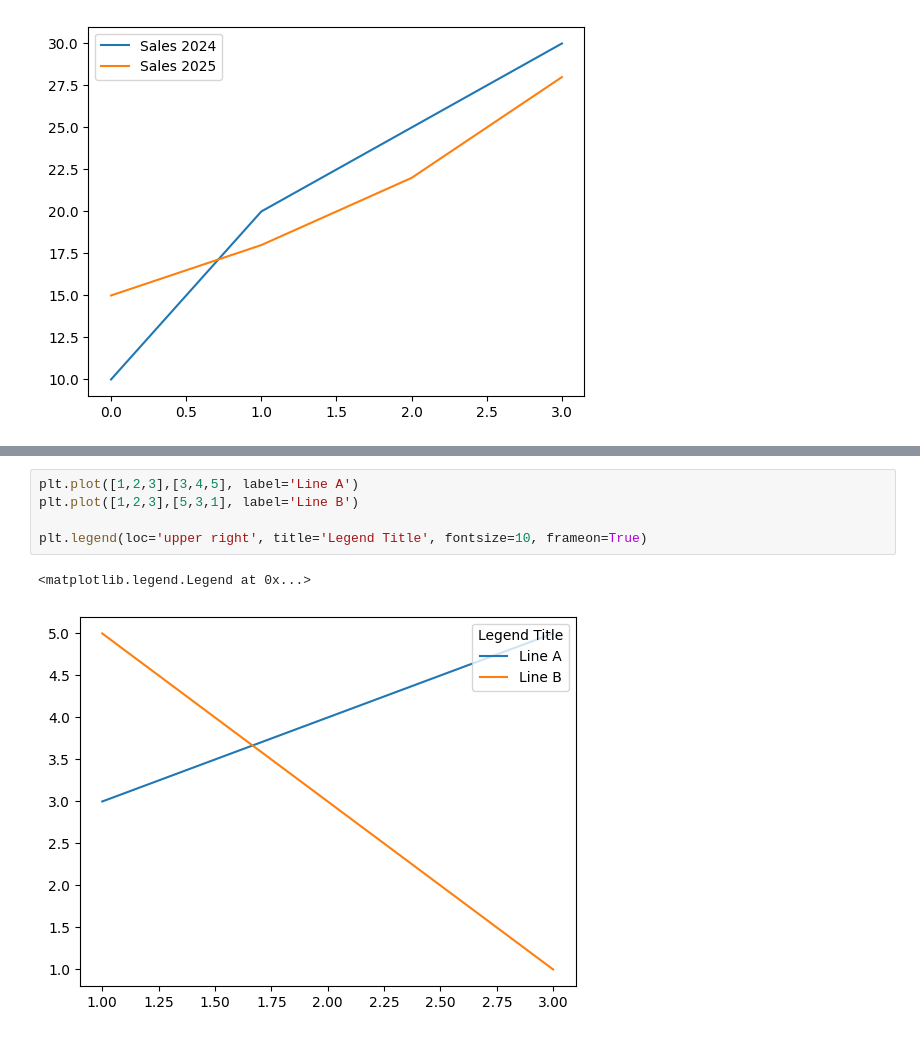
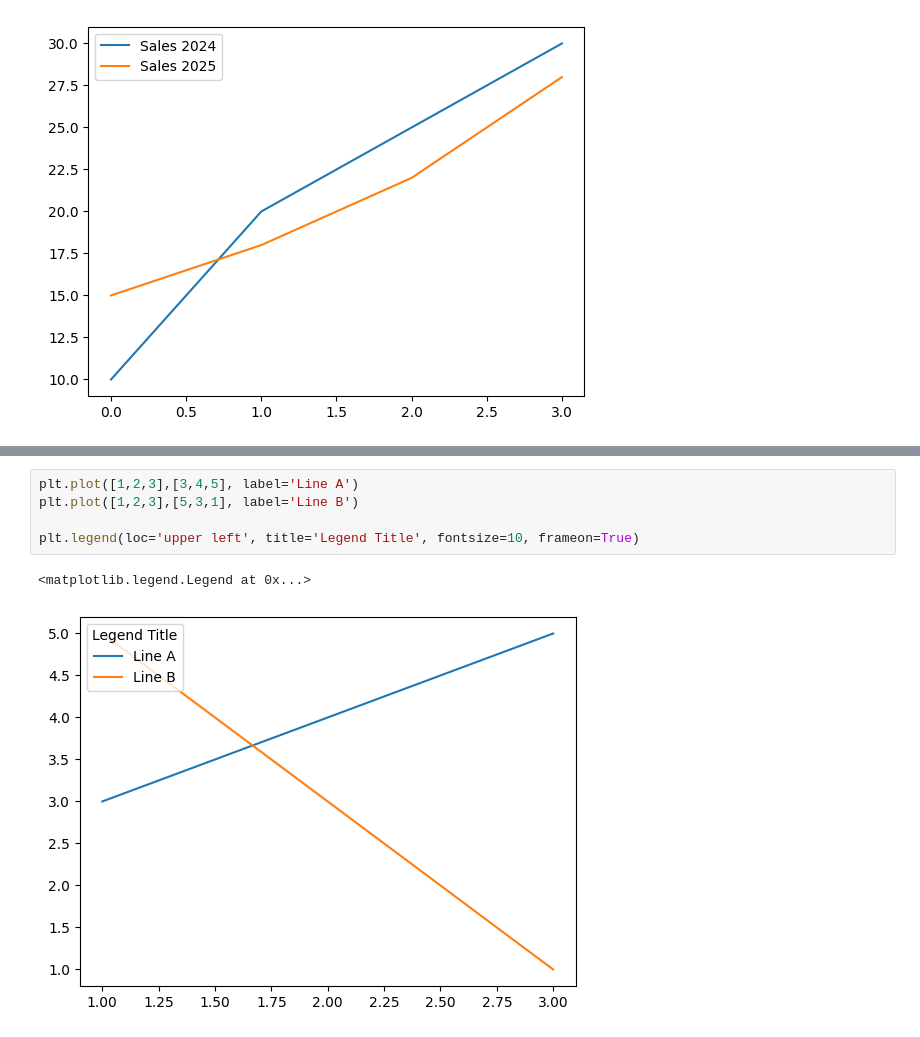
Before and after one commit to manasranjn/Helixion-2.0, a Jupyter notebook: matplotlib/first.ipynb, the cells around one changed output, grey strips where cells are left out. Saved outputs shown, nothing was run; the diff lists cells and outputs as text.

```diff
--- a/matplotlib/first.ipynb
+++ b/matplotlib/first.ipynb
@@ -85,8 +113,8 @@ plt.legend()
 # %%
 plt.plot([1,2,3],[3,4,5], label='Line A')
 plt.plot([1,2,3],[5,3,1], label='Line B')
 
-plt.legend(loc='upper right', title='Legend Title', fontsize=10, frameon=True)
+plt.legend(loc='upper left', title='Legend Title', fontsize=10, frameon=True)
 # %% [output]
 <matplotlib.legend.Legend at 0x...>
-[figure, old version]
+[figure, new version]
```
Also changed, not shown: parts of 37 cells of this notebook, 2 other files.
